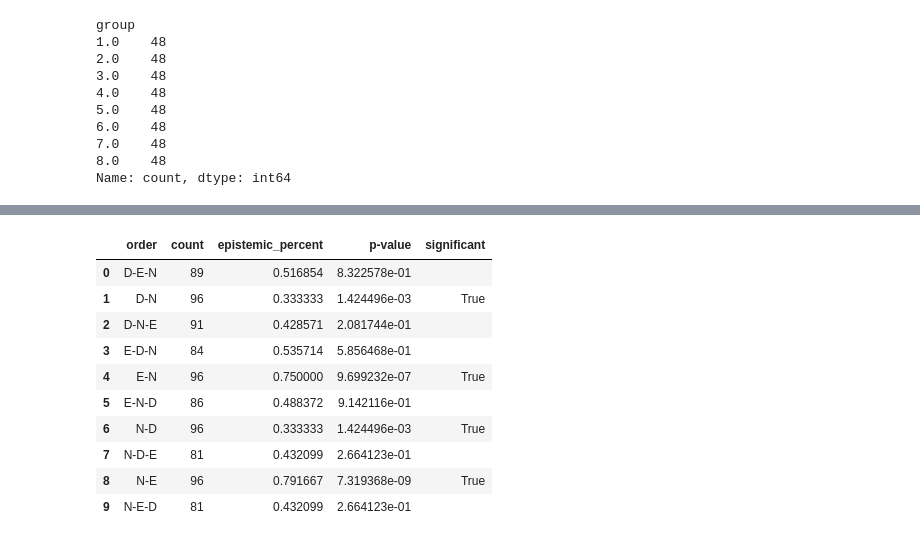
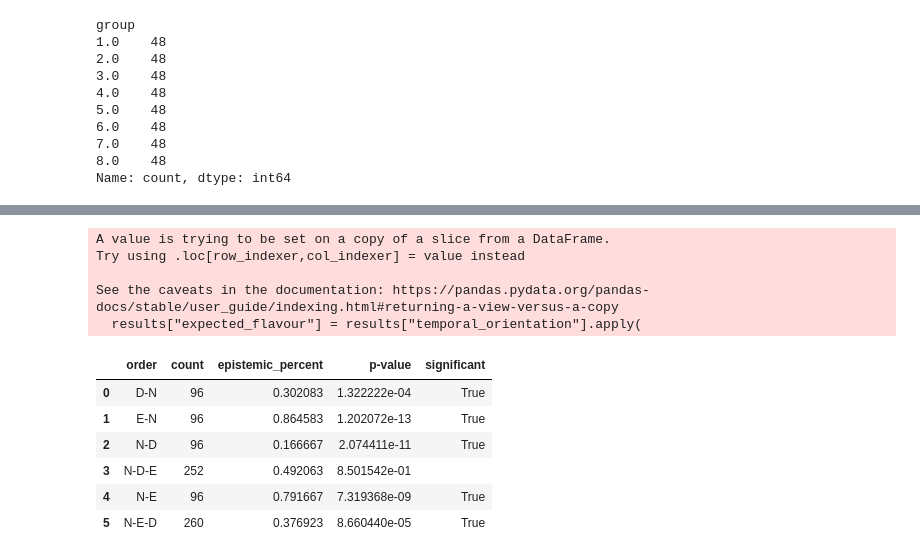
Before and after one commit to lucas-y-li/modal-learning, a Jupyter notebook: norming_results/analyze_results.ipynb, the cells around one changed output, grey strips where cells are left out. Drawn from its saved outputs; the diff is of its cells as text; code cells hidden in the pictures.

Commit message:
added new norming results and new stimulus generation file

```diff
--- a/norming_results/analyze_results.ipynb
+++ b/norming_results/analyze_results.ipynb
@@ -136,42 +136,51 @@ See the caveats in the documentation: https://pandas.pydata.org/pandas-docs/stab
 5 rows × 28 columns
+# %%
+# Your current coding:
+# future eventive = expected deontic
+# everything else = expected epistemic
+results["expected_flavour"] = results["temporal_orientation"].apply(
+    lambda x: "deontic" if x == "future eventive" else "epistemic"
+)
+# %% [output]
+A value is trying to be set on a copy of a slice from a DataFrame.
+Try using .loc[row_indexer,col_indexer] = value instead
+
+See the caveats in the documentation: https://pandas.pydata.org/pandas-docs/stable/user_guide/indexing.html#returning-a-view-versus-a-copy
+  results["expected_flavour"] = results["temporal_orientation"].apply(
 # %%
 import scipy.stats
 
 def binom_test(results, groups, value):
-    arr = results.groupby([groups])[value].value_counts().reset_index().to_numpy().reshape(-1, 2, 3)
+    arr = results.groupby(groups)[value].value_counts().reset_index().to_numpy().reshape(-1, 2, 3)
     d = []
     for i in range(arr.shape[0]):
         group_name = arr[i][0][0]
         assert group_name == arr[i][1][0]
 
         if arr[i][0][1] == "The available information":
             epistemic_count = arr[i][0][2]
             deontic_count = arr[i][1][2]
         else:
             epistemic_count = arr[i][1][2]
             deontic_count = arr[i][0][2]
 
         result = scipy.stats.binomtest(k=epistemic_count, n=epistemic_count + deontic_count, p=0.5, alternative='two-sided')
         d.append({
             groups: group_name,
             "count": epistemic_count+deontic_count,
             "epistemic_percent": epistemic_count/(epistemic_count+deontic_count),
             "p-value": result.pvalue,
             "significant": "True" if result.pvalue < 0.05 else "",
         })
     df = pd.DataFrame(d)
     return df
 
 binom_test(results, "order", "selected")
 # %% [output]
 |  | order | count | epistemic_percent | p-value | significant |
-| 0 | D-E-N | 89 | 0.516854 | 8.322578e-01 |  |
-| 1 | D-N | 96 | 0.333333 | 1.424496e-03 | True |
-| 2 | D-N-E | 91 | 0.428571 | 2.081744e-01 |  |
-| 3 | E-D-N | 84 | 0.535714 | 5.856468e-01 |  |
-| 4 | E-N | 96 | 0.750000 | 9.699232e-07 | True |
-| 5 | E-N-D | 86 | 0.488372 | 9.142116e-01 |  |
-| 6 | N-D | 96 | 0.333333 | 1.424496e-03 | True |
-| 7 | N-D-E | 81 | 0.432099 | 2.664123e-01 |  |
-| 8 | N-E | 96 | 0.791667 | 7.319368e-09 | True |
-| 9 | N-E-D | 81 | 0.432099 | 2.664123e-01 |  |
+| 0 | D-N | 96 | 0.302083 | 1.322222e-04 | True |
+| 1 | E-N | 96 | 0.864583 | 1.202072e-13 | True |
+| 2 | N-D | 96 | 0.166667 | 2.074411e-11 | True |
+| 3 | N-D-E | 252 | 0.492063 | 8.501542e-01 |  |
+| 4 | N-E | 96 | 0.791667 | 7.319368e-09 | True |
+| 5 | N-E-D | 260 | 0.376923 | 8.660440e-05 | True |
```
Also changed, not shown: parts of 27 cells of this notebook, 17 other files.
